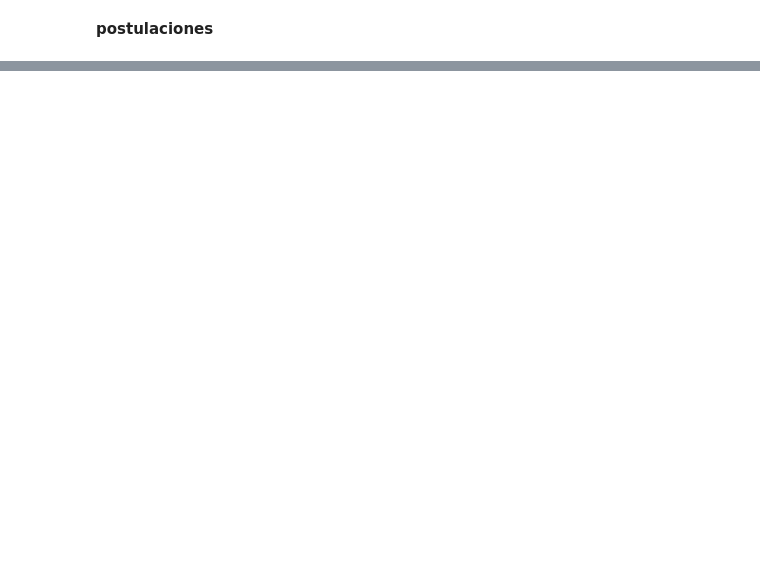
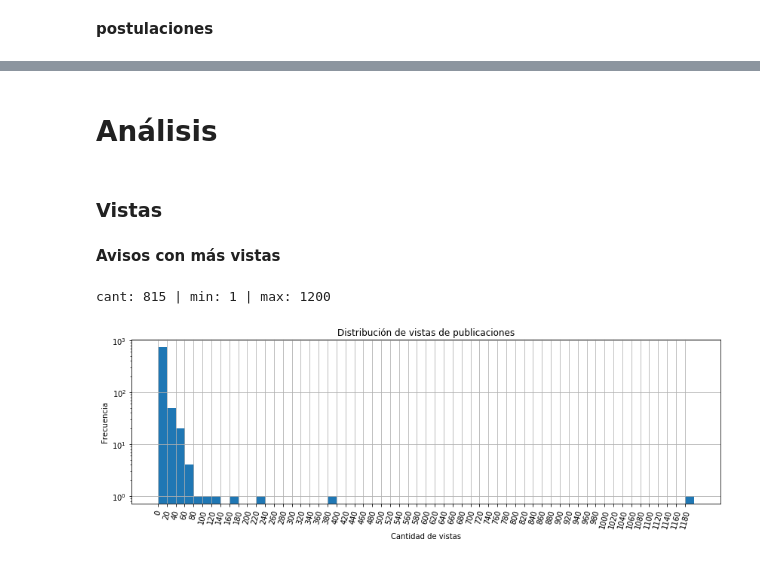
Before and after one commit to tbotalla/Datos1Q2018, a Jupyter notebook: parte1/VistasYPostulaciones.ipynb, the cells around one changed output, grey strips where cells are left out. Saved outputs shown, nothing was run; the diff lists cells and outputs as text; code cells hidden in the pictures; blank space fills up the shorter version.

```diff
--- a/parte1/VistasYPostulaciones.ipynb
+++ b/parte1/VistasYPostulaciones.ipynb
@@ -16,2 +44,5 @@ avisos_raw = pd.read_csv('../data/datos_navent_fiuba/fiuba_6_avisos_detalle.csv'
+# %%
+vistas.rename(columns={'timestamp':'fecha'}, inplace=True)
+postulaciones.rename(columns={'fechapostulacion':'fecha'}, inplace=True)
 # %% [markdown]
 **vistas**
@@ -33,5 +67,5 @@ memory usage: 22.0+ MB
 # %%
-vistas.timestamp = pd.to_datetime(vistas.timestamp)
+vistas.fecha = pd.to_datetime(vistas.fecha)
 # %%
 vistas.dtypes
 # %% [output]
@@ -68,0 +107,26 @@ postulaciones.
+# %% [markdown]
+# Análisis
+# %% [markdown]
+### Vistas
+# %% [markdown]
+**Avisos con más vistas**
+# %%
+data = vistas.idAviso.value_counts().value_counts()
+# %%
+print('cant:',data.count(),'| min:',data.min(),'| max:',data.max())
+# %% [output]
+cant: 815 | min: 1 | max: 1200
+# %%
+data.plot(kind='hist',
+          bins=60,
+          logy=True,
+          figsize=(14,4),
+          title='Distribución de vistas de publicaciones',
+          grid=True,
+          xticks=[x for x in range(0,1200,20)],
+          rot=75)
+plt.xlabel('Cantidad de vistas')
+plt.ylabel('Frecuencia')
+plt.show()
+# %% [output]
+[figure, added]
```
Also changed, not shown: parts of 30 cells of this notebook.
